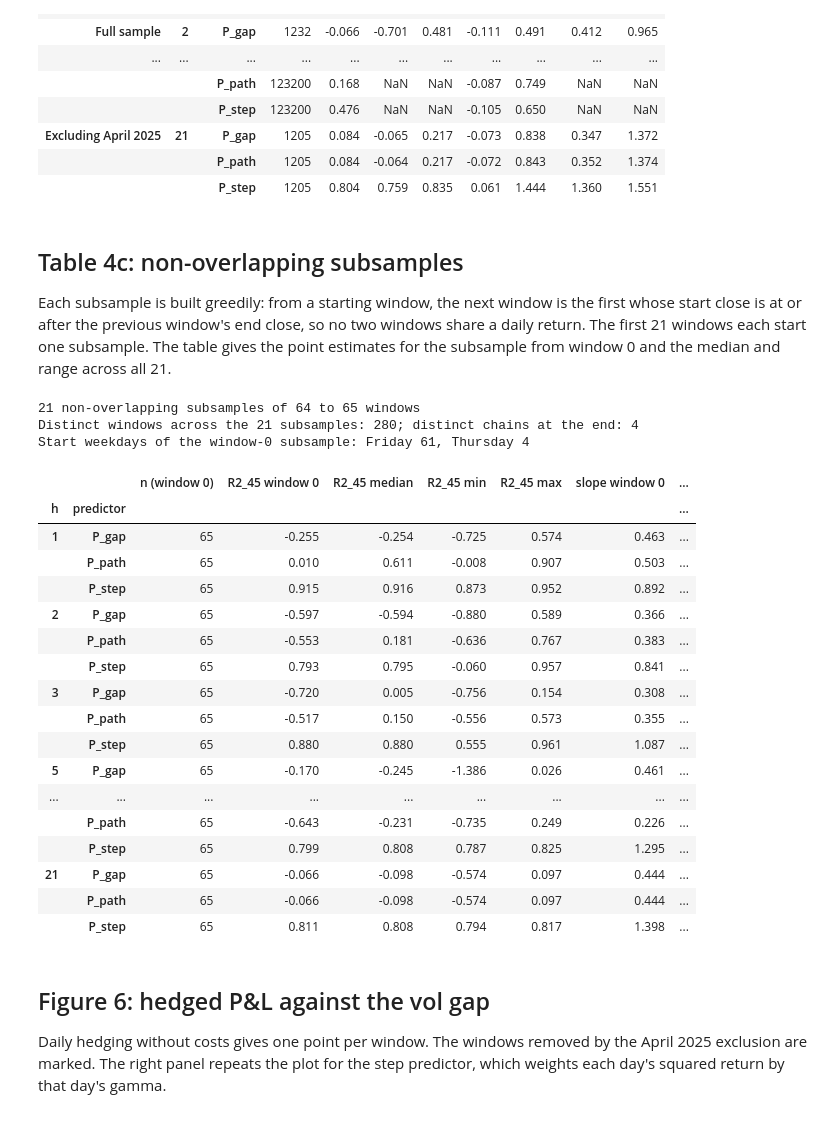
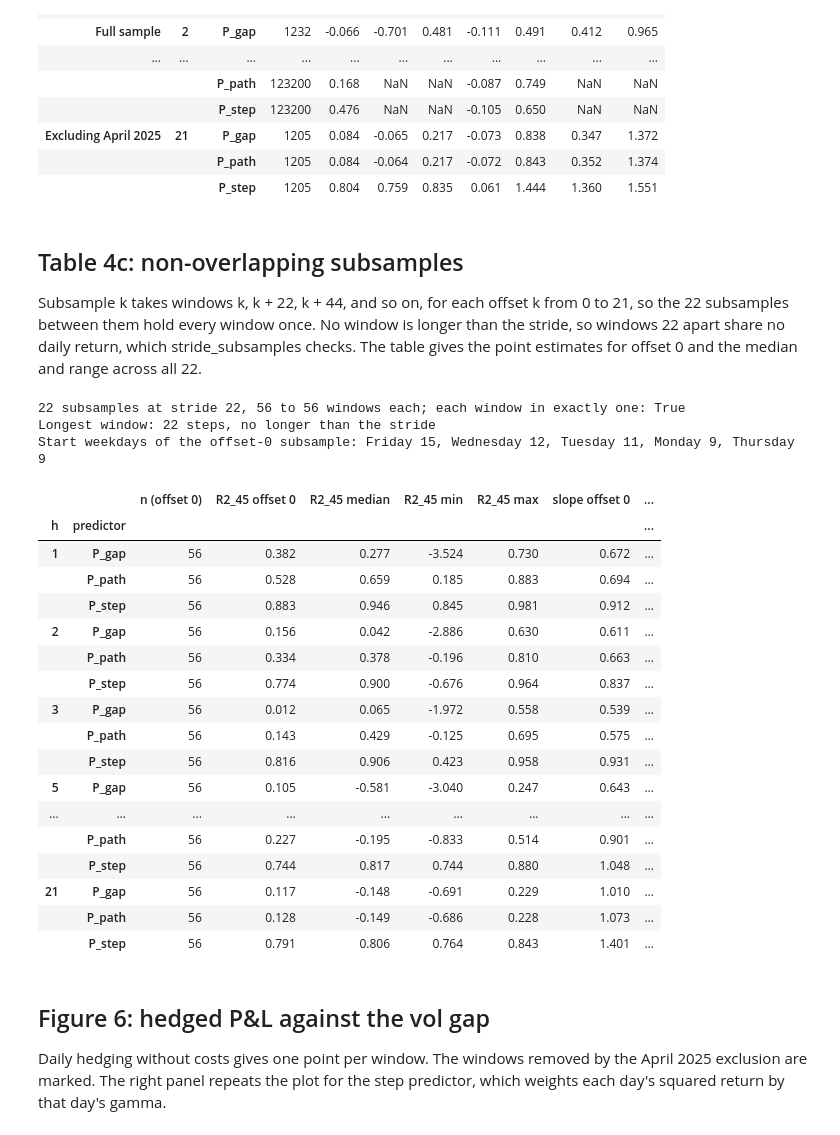
Before and after one commit to yogi-agarwal/vol-surface-delta-hedging, a Jupyter notebook: notebooks/analysis.ipynb, the cells around one changed output. Drawn from its saved outputs; the diff is of its cells as text; code cells hidden in the pictures.

```diff
--- a/notebooks/analysis.ipynb
+++ b/notebooks/analysis.ipynb
@@ -46,7 +46,7 @@ BLOCK, N_RESAMPLES, SEED_BOOT = 42, 2000, 20260930  # moving block bootstrap
 N_PATHS, SEED_GBM = 100, 20261001  # GBM paths per real window; windows of n steps use seed [SEED_GBM, n]
 SEEDS_TEXTBOOK = [(20261100 + k, 20261200 + k) for k in range(40)]  # section 3 set, 40 seed pairs
 APRIL_2025 = ("2025-04-03", "2025-04-09")
-N_OFFSETS = 21  # starting windows of the non-overlapping subsamples
+STRIDE = 22  # non-overlapping subsamples: windows k, k + 22, k + 44, ... for each offset k
 
 # Chart style: recessive grid and axes, ink for text, series colours for marks only.
 INK, INK_2, MUTED, GRID, AXIS = "#0b0b0b", "#52514e", "#898781", "#e1e0d9", "#c3c2b7"
@@ -190,58 +190,57 @@ April 2025 exclusion: 27 windows removed (starts 2025-03-04 to 2025-04-09), 1205
 |  |  | P_step | 1205 | 0.804 | 0.759 | 0.835 | 0.061 | 1.444 | 1.360 | 1.551 |
 # %% [markdown]
 ## Table 4c: non-overlapping subsamples
-Each subsample is built greedily: from a starting window, the next window is the first whose start close is at or after the previous window's end close, so no two windows share a daily return. The first 21 windows each start one subsample. The table gives the point estimates for the subsample from window 0 and the median and range across all 21.
+Subsample k takes windows k, k + 22, k + 44, and so on, for each offset k from 0 to 21, so the 22 subsamples between them hold every window once. No window is longer than the stride, so windows 22 apart share no daily return, which stride_subsamples checks. The table gives the point estimates for offset 0 and the median and range across all 22.
 # %%
-subsamples = [hg.non_overlapping(win.starts, win.ends, k) for k in range(N_OFFSETS)]
+subsamples = hg.stride_subsamples(win.starts, win.ends, STRIDE)  # raises if any two windows share a return
 sizes = [sub.size for sub in subsamples]
-print(f"{N_OFFSETS} non-overlapping subsamples of {min(sizes)} to {max(sizes)} windows")
-# Greedy chains can merge: once two subsamples pick the same window they coincide from there on.
-distinct = np.unique(np.concatenate(subsamples))
-chains = len({sub[-1] for sub in subsamples})
+covers_all = np.array_equal(np.sort(np.concatenate(subsamples)), np.arange(win.starts.size))
+print(f"{len(subsamples)} subsamples at stride {STRIDE}, {min(sizes)} to {max(sizes)} windows each; "
+      f"each window in exactly one: {covers_all}")
+print(f"Longest window: {steps.max()} steps, no longer than the stride")
 weekday_0 = pd.Series(start_dates[subsamples[0]].day_name()).value_counts()
-print(f"Distinct windows across the {N_OFFSETS} subsamples: {distinct.size}; distinct chains at the end: {chains}")
-print("Start weekdays of the window-0 subsample: " + ", ".join(f"{d} {n}" for d, n in weekday_0.items()))
+print("Start weekdays of the offset-0 subsample: " + ", ".join(f"{d} {n}" for d, n in weekday_0.items()))
 rows = []
 for h in H_VALUES:
     res = results[(h, 0)]
-    per_start = pd.concat(
+    per_offset = pd.concat(
         {k: hg.r2_ladder(res.pnl[sub], predictors(res, sub)) for k, sub in enumerate(subsamples)},
-        names=["start", "predictor"],
+        names=["offset", "predictor"],
     )
     for name in PREDICTORS:
-        x = per_start.xs(name, level="predictor")
-        row = {"h": h, "predictor": name, "n (window 0)": int(x.loc[0, "n"])}
+        x = per_offset.xs(name, level="predictor")
+        row = {"h": h, "predictor": name, "n (offset 0)": int(x.loc[0, "n"])}
         for stat, label in (("r2_45", "R2_45"), ("beta", "slope")):
-            row[f"{label} window 0"] = x.loc[0, stat]
+            row[f"{label} offset 0"] = x.loc[0, stat]
             row[f"{label} median"] = x[stat].median()
             row[f"{label} min"] = x[stat].min()
             row[f"{label} max"] = x[stat].max()
         rows.append(row)
 table_4c = pd.DataFrame(rows).set_index(["h", "predictor"])
 with pd.option_context("display.max_rows", 100, "display.float_format", "{:.3f}".format):
     display(table_4c)
 # %% [output]
-21 non-overlapping subsamples of 64 to 65 windows
-Distinct windows across the 21 subsamples: 280; distinct chains at the end: 4
-Start weekdays of the window-0 subsample: Friday 61, Thursday 4
+22 subsamples at stride 22, 56 to 56 windows each; each window in exactly one: True
+Longest window: 22 steps, no longer than the stride
+Start weekdays of the offset-0 subsample: Friday 15, Wednesday 12, Tuesday 11, Monday 9, Thursday 9
-|  |  | n (window 0) | R2_45 window 0 | R2_45 median | R2_45 min | R2_45 max | slope window 0 | ... |
+|  |  | n (offset 0) | R2_45 offset 0 | R2_45 median | R2_45 min | R2_45 max | slope offset 0 | ... |
 | h | predictor |  |  |  |  |  |  | ... |
-| 1 | P_gap | 65 | -0.255 | -0.254 | -0.725 | 0.574 | 0.463 | ... |
-|  | P_path | 65 | 0.010 | 0.611 | -0.008 | 0.907 | 0.503 | ... |
-|  | P_step | 65 | 0.915 | 0.916 | 0.873 | 0.952 | 0.892 | ... |
-| 2 | P_gap | 65 | -0.597 | -0.594 | -0.880 | 0.589 | 0.366 | ... |
-|  | P_path | 65 | -0.553 | 0.181 | -0.636 | 0.767 | 0.383 | ... |
-|  | P_step | 65 | 0.793 | 0.795 | -0.060 | 0.957 | 0.841 | ... |
-| 3 | P_gap | 65 | -0.720 | 0.005 | -0.756 | 0.154 | 0.308 | ... |
-|  | P_path | 65 | -0.517 | 0.150 | -0.556 | 0.573 | 0.355 | ... |
-|  | P_step | 65 | 0.880 | 0.880 | 0.555 | 0.961 | 1.087 | ... |
-| 5 | P_gap | 65 | -0.170 | -0.245 | -1.386 | 0.026 | 0.461 | ... |
+| 1 | P_gap | 56 | 0.382 | 0.277 | -3.524 | 0.730 | 0.672 | ... |
+|  | P_path | 56 | 0.528 | 0.659 | 0.185 | 0.883 | 0.694 | ... |
+|  | P_step | 56 | 0.883 | 0.946 | 0.845 | 0.981 | 0.912 | ... |
+| 2 | P_gap | 56 | 0.156 | 0.042 | -2.886 | 0.630 | 0.611 | ... |
+|  | P_path | 56 | 0.334 | 0.378 | -0.196 | 0.810 | 0.663 | ... |
+|  | P_step | 56 | 0.774 | 0.900 | -0.676 | 0.964 | 0.837 | ... |
+| 3 | P_gap | 56 | 0.012 | 0.065 | -1.972 | 0.558 | 0.539 | ... |
+|  | P_path | 56 | 0.143 | 0.429 | -0.125 | 0.695 | 0.575 | ... |
+|  | P_step | 56 | 0.816 | 0.906 | 0.423 | 0.958 | 0.931 | ... |
+| 5 | P_gap | 56 | 0.105 | -0.581 | -3.040 | 0.247 | 0.643 | ... |
 | ... | ... | ... | ... | ... | ... | ... | ... | ... |
-|  | P_path | 65 | -0.643 | -0.231 | -0.735 | 0.249 | 0.226 | ... |
-|  | P_step | 65 | 0.799 | 0.808 | 0.787 | 0.825 | 1.295 | ... |
-| 21 | P_gap | 65 | -0.066 | -0.098 | -0.574 | 0.097 | 0.444 | ... |
-|  | P_path | 65 | -0.066 | -0.098 | -0.574 | 0.097 | 0.444 | ... |
-|  | P_step | 65 | 0.811 | 0.808 | 0.794 | 0.817 | 1.398 | ... |
+|  | P_path | 56 | 0.227 | -0.195 | -0.833 | 0.514 | 0.901 | ... |
+|  | P_step | 56 | 0.744 | 0.817 | 0.744 | 0.880 | 1.048 | ... |
+| 21 | P_gap | 56 | 0.117 | -0.148 | -0.691 | 0.229 | 1.010 | ... |
+|  | P_path | 56 | 0.128 | -0.149 | -0.686 | 0.228 | 1.073 | ... |
+|  | P_step | 56 | 0.791 | 0.806 | 0.764 | 0.843 | 1.401 | ... |
 # %% [markdown]
 ## Figure 6: hedged P&L against the vol gap
 Daily hedging without costs gives one point per window. The windows removed by the April 2025 exclusion are marked. The right panel repeats the plot for the step predictor, which weights each day's squared return by that day's gamma.
```
Also changed, not shown: parts of 1 cell of this notebook, 4 other files.
